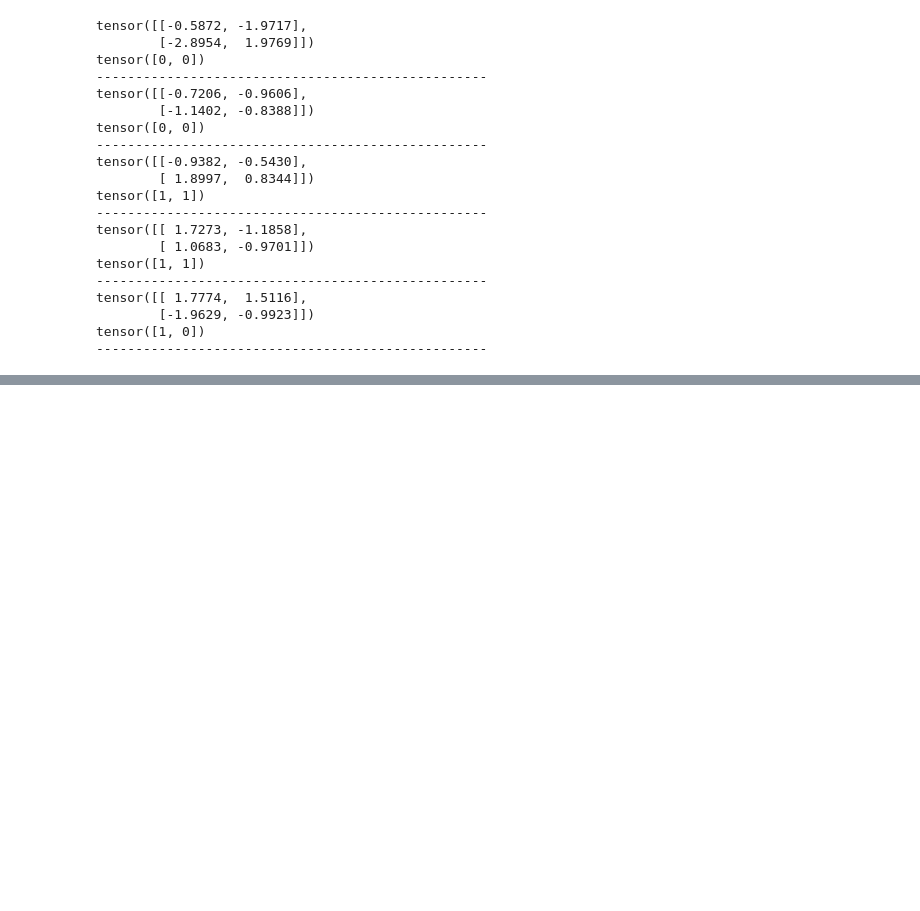
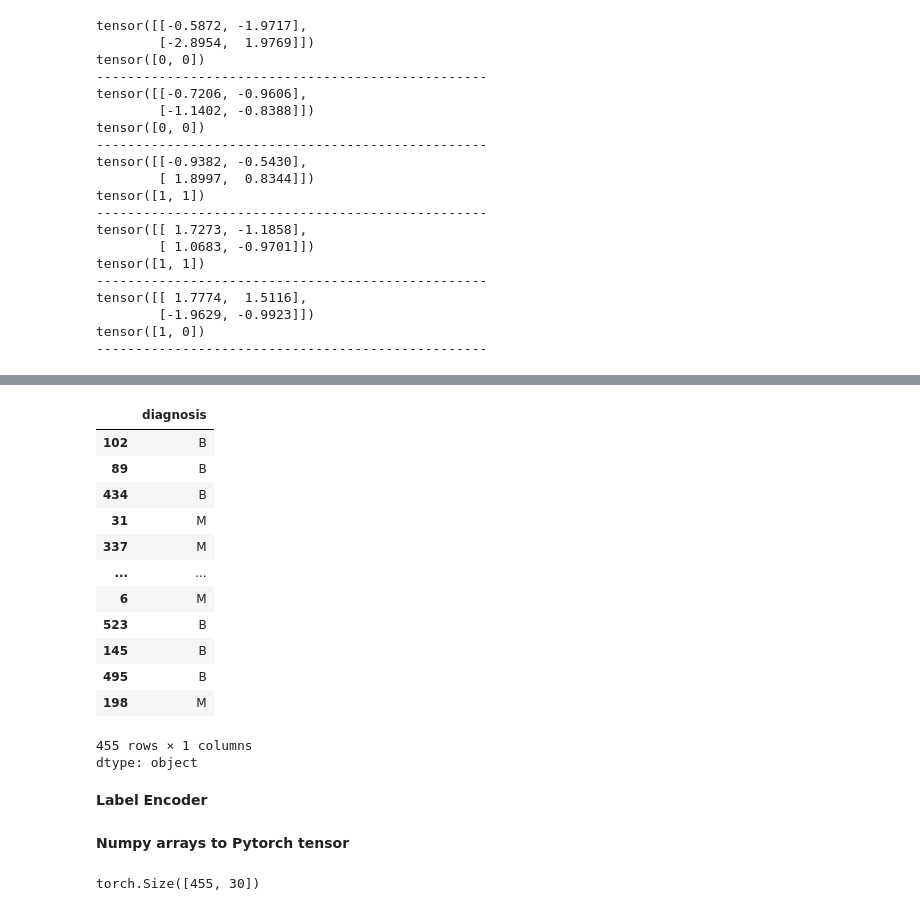
Before and after one commit to Kahkashan2708/Pytorch-code, a Jupyter notebook: NN_module.ipynb, the cells around one changed output, grey strips where cells are left out. Drawn from its saved outputs; the diff is of its cells as text; code cells hidden in the pictures; blank space fills up the shorter version.

Commit message:
Training and evaluating the model

```diff
--- a/NN_module.ipynb
+++ b/NN_module.ipynb
@@ -507,0 +519,3 @@ tensor([1, 0])
+# %%
+df = pd.read_csv('https://raw.githubusercontent.com/gscdit/Breast-Cancer-Detection/refs/heads/master/data.csv')
+df.head()
@@ -507,0 +534,2 @@ tensor([1, 0])
+# %%
+df.drop(columns=['id', 'Unnamed: 32'], inplace= True)
@@ -507,0 +548,2 @@ tensor([1, 0])
+# %%
+X_train, X_test, y_train, y_test = train_test_split(df.iloc[:, 1:], df.iloc[:, 0], test_size=0.2)
@@ -507,0 +572,19 @@ tensor([1, 0])
+# %%
+y_train
+# %% [output]
+|  | diagnosis |
+| 102 | B |
+| 89 | B |
+| 434 | B |
+| 31 | M |
+| 337 | M |
+| ... | ... |
+| 6 | M |
+| 523 | B |
+| 145 | B |
+| 495 | B |
+| 198 | M |
+455 rows × 1 columns
+dtype: object
+# %% [markdown]
+**Label Encoder**
@@ -507,0 +595,2 @@ tensor([1, 0])
+# %% [markdown]
+**Numpy arrays to Pytorch tensor**
@@ -507,0 +602,4 @@ tensor([1, 0])
+# %%
+X_train_tensor.shape
+# %% [output]
+torch.Size([455, 30])
```
Also changed, not shown: parts of 27 cells of this notebook.
